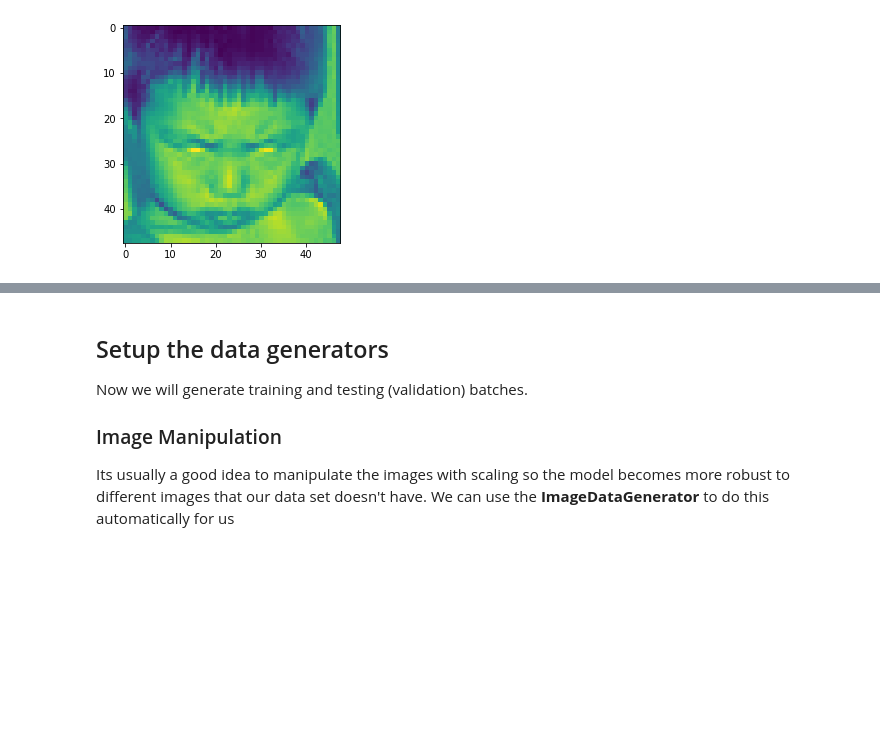
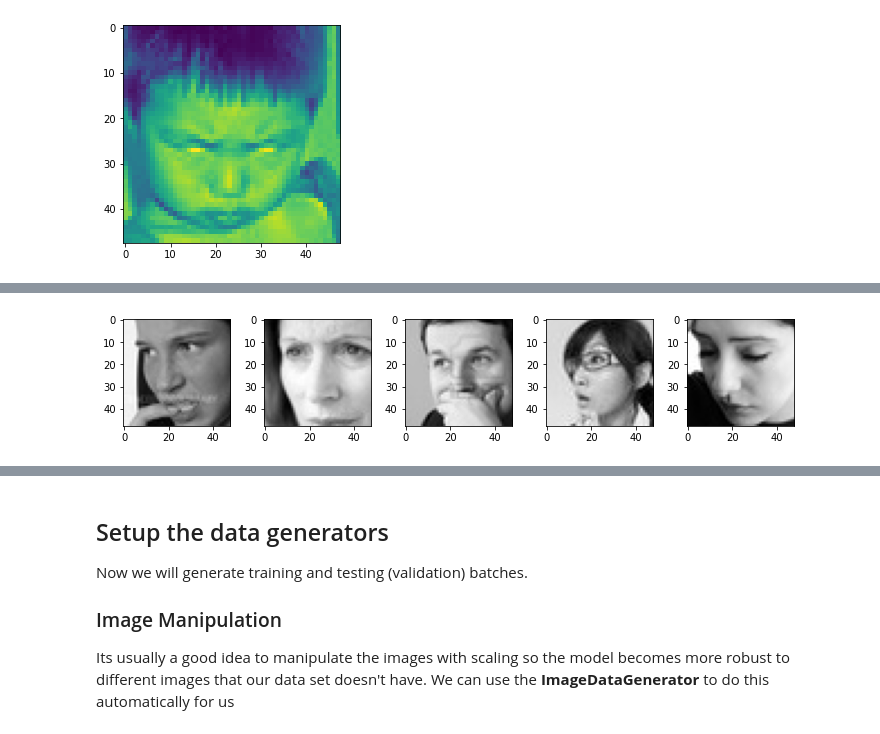
Before and after one commit to rahul-kr-soni/Online-Classroom-Visual-Sentiment-Detection, a Jupyter notebook: Rahul_Kumar_soni_Face Emotion Recognition.ipynb, the cells around one changed output, grey strips where cells are left out. Cells and saved outputs as stored; diff of their text form; code cells hidden in the pictures; blank space fills up the shorter version.

```diff
--- a/Rahul_Kumar_soni_Face Emotion Recognition.ipynb
+++ b/Rahul_Kumar_soni_Face Emotion Recognition.ipynb
@@ -73,0 +109,5 @@ plt.imshow(imread(img))
+# %%
+#sample of fear class
+plot_images(train_path+'/fear')
+# %% [output]
+[figure, added]
```
Also changed, not shown: parts of 19 cells of this notebook.
